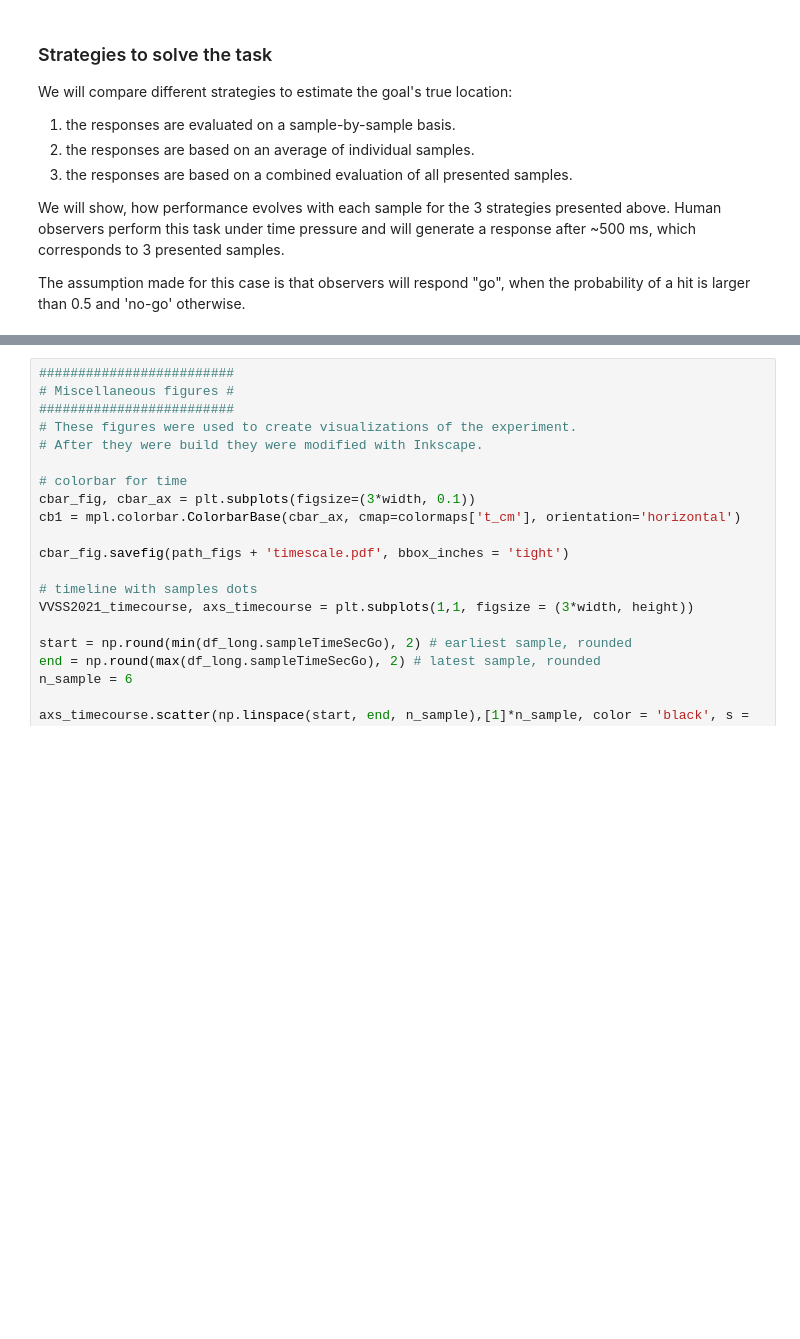
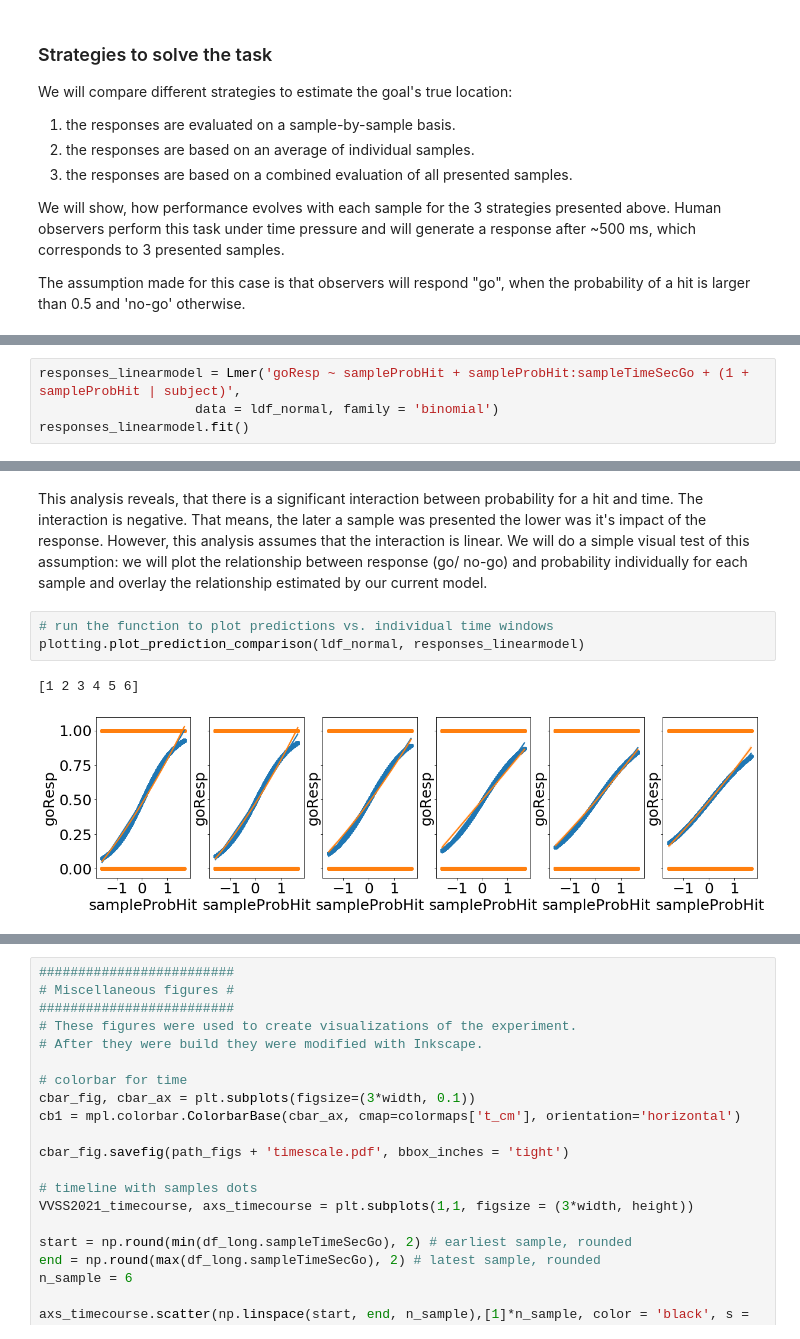
Before and after one commit to ClaraKuper/VVSS2021, a Jupyter notebook: VVSS2021_Kuper.ipynb, the cells around one changed output, grey strips where cells are left out. Cells and saved outputs as stored; diff of their text form; blank space fills up the shorter version.

Commit message:
Linear Models Part 1

```diff
--- a/VVSS2021_Kuper.ipynb
+++ b/VVSS2021_Kuper.ipynb
@@ -401,0 +562,4 @@ axs_strategies[2].plot(samples, strategy_performance.loc[:,'accumulated'])
+# %%
+responses_linearmodel = Lmer('goResp ~ sampleProbHit + sampleProbHit:sampleTimeSecGo + (1 + sampleProbHit | subject)',
+                    data = ldf_normal, family = 'binomial')
+responses_linearmodel.fit()
@@ -401,0 +589,12 @@ axs_strategies[2].plot(samples, strategy_performance.loc[:,'accumulated'])
+# %% [markdown]
+This analysis reveals, that there is a significant interaction between probability for a hit and time. The interaction is
+negative. That means, the later a sample was presented the lower was it's impact of the response. However, this analysis
+assumes that the interaction is linear.
+We will do a simple visual test of this assumption: we will plot the relationship between response (go/ no-go) and
+probability individually for each sample and overlay the relationship estimated by our current model.
+# %%
+# run the function to plot predictions vs. individual time windows
+plotting.plot_prediction_comparison(ldf_normal, responses_linearmodel)
+# %% [output]
+[1 2 3 4 5 6]
+[figure, added]
```
Also changed, not shown: parts of 17 cells of this notebook, 2 other files.
